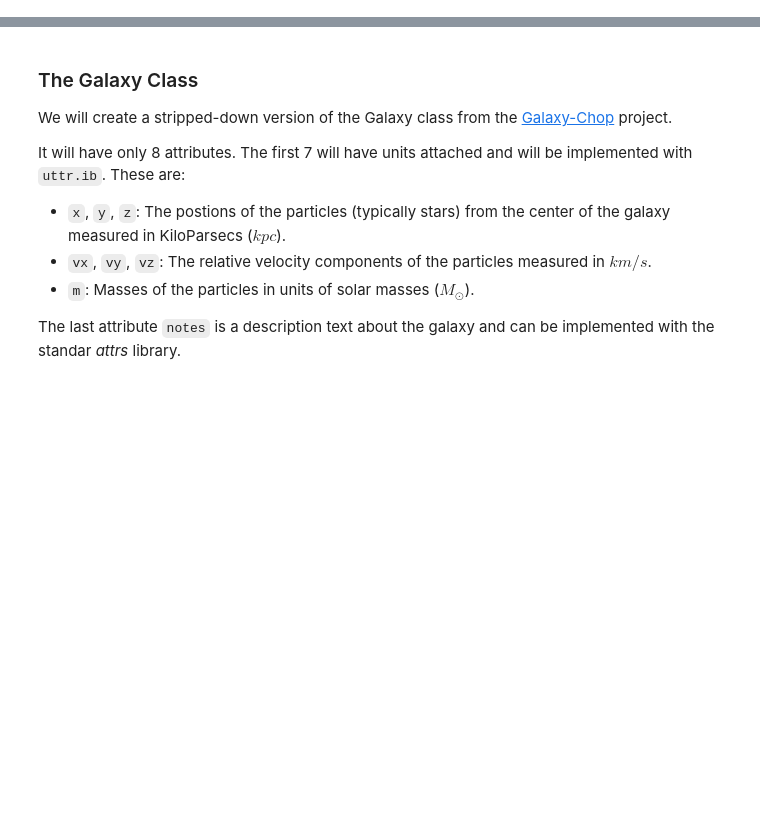
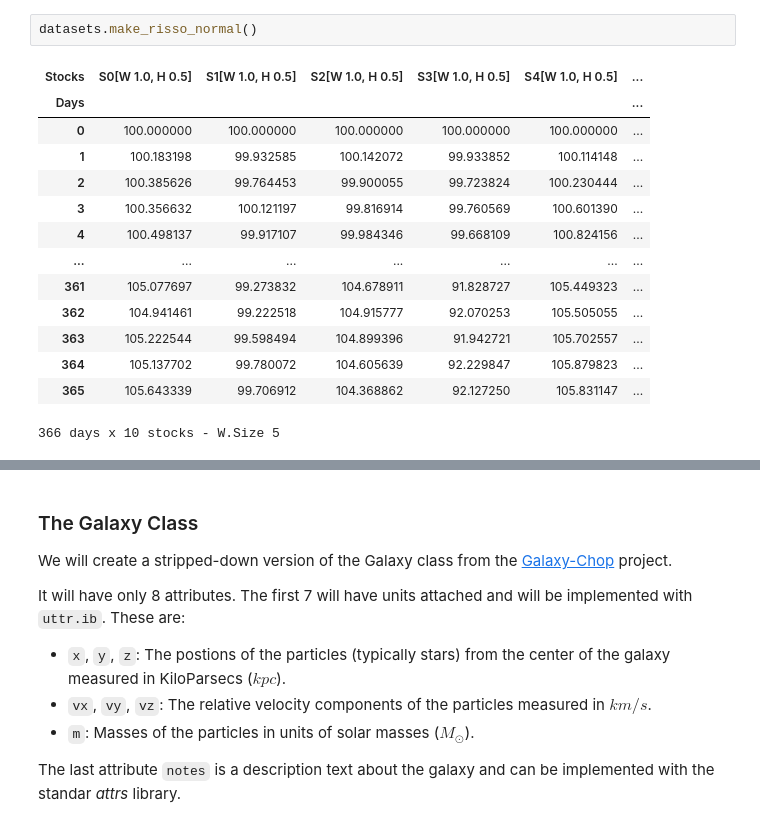
Before and after one commit to quatrope/garpar, a Jupyter notebook: docs/source/tutorials/quickstart.ipynb, the cells around one changed output, grey strips where cells are left out. Drawn from its saved outputs; the diff is of its cells as text; blank space fills up the shorter version.

```diff
--- a/docs/source/tutorials/quickstart.ipynb
+++ b/docs/source/tutorials/quickstart.ipynb
@@ -29,0 +25,17 @@ import astropy.units as u
+# %%
+datasets.make_risso_normal()
+# %% [output]
+| Stocks | S0[W 1.0, H 0.5] | S1[W 1.0, H 0.5] | S2[W 1.0, H 0.5] | S3[W 1.0, H 0.5] | S4[W 1.0, H 0.5] | ... |
+| Days |  |  |  |  |  | ... |
+| 0 | 100.000000 | 100.000000 | 100.000000 | 100.000000 | 100.000000 | ... |
+| 1 | 100.183198 | 99.932585 | 100.142072 | 99.933852 | 100.114148 | ... |
+| 2 | 100.385626 | 99.764453 | 99.900055 | 99.723824 | 100.230444 | ... |
+| 3 | 100.356632 | 100.121197 | 99.816914 | 99.760569 | 100.601390 | ... |
+| 4 | 100.498137 | 99.917107 | 99.984346 | 99.668109 | 100.824156 | ... |
+| ... | ... | ... | ... | ... | ... | ... |
+| 361 | 105.077697 | 99.273832 | 104.678911 | 91.828727 | 105.449323 | ... |
+| 362 | 104.941461 | 99.222518 | 104.915777 | 92.070253 | 105.505055 | ... |
+| 363 | 105.222544 | 99.598494 | 104.899396 | 91.942721 | 105.702557 | ... |
+| 364 | 105.137702 | 99.780072 | 104.605639 | 92.229847 | 105.879823 | ... |
+| 365 | 105.643339 | 99.706912 | 104.368862 | 92.127250 | 105.831147 | ... |
+366 days x 10 stocks - W.Size 5
```
Also changed, not shown: parts of 10 cells of this notebook, 3 other files.
